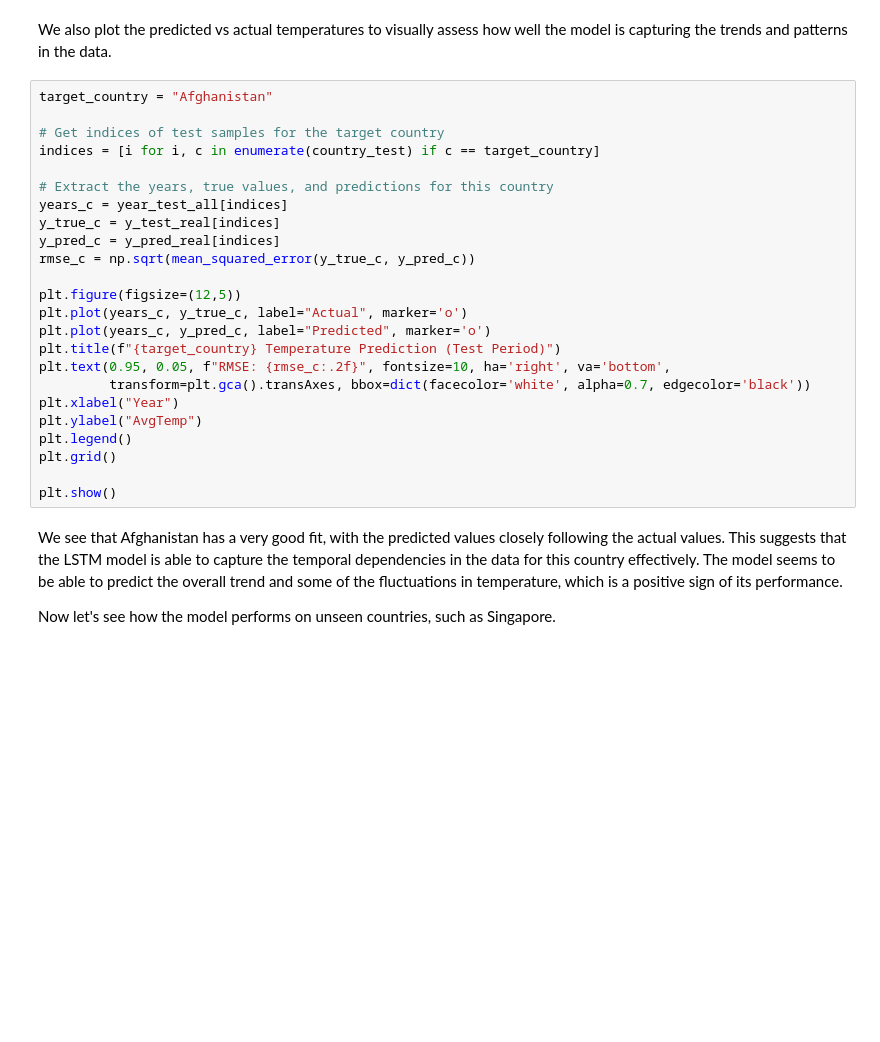
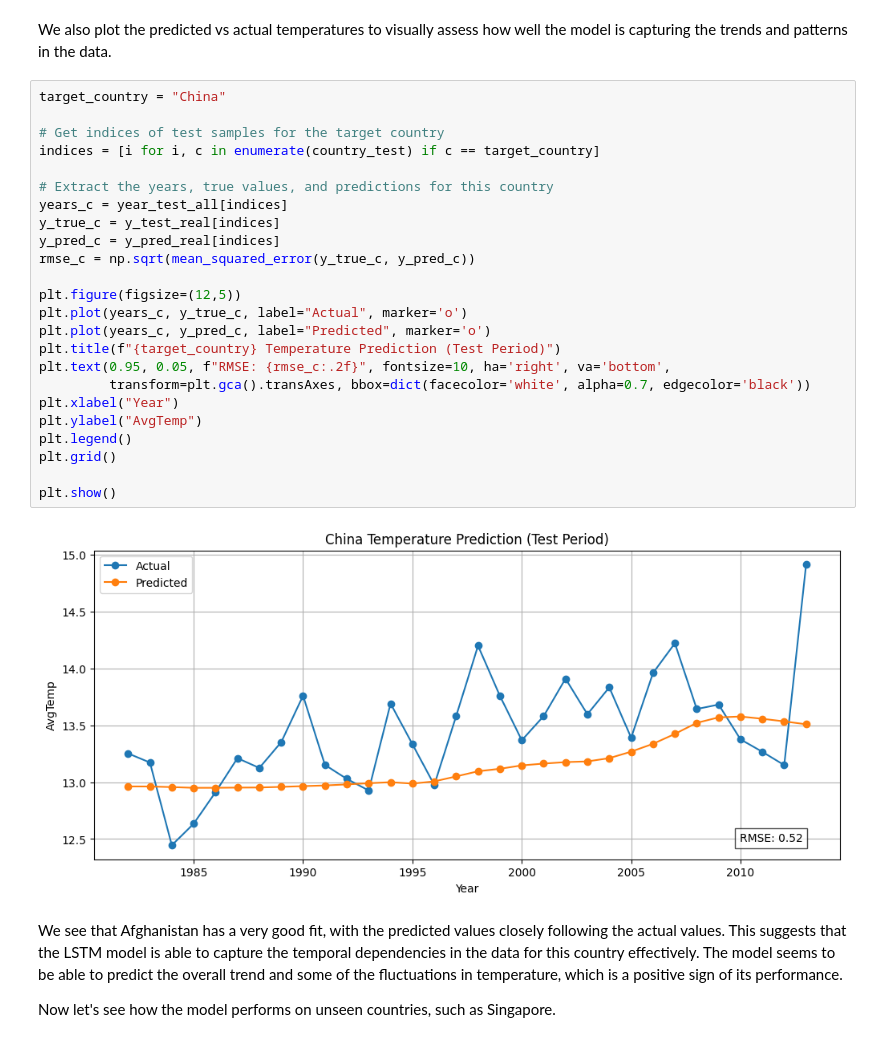
Before and after one commit to tempestormX/sc3021, a Jupyter notebook: SC3021_FDAG_T13.ipynb, the cells around one changed output. Saved outputs shown, nothing was run; the diff lists cells and outputs as text; blank space fills up the shorter version.

```diff
--- a/SC3021_FDAG_T13.ipynb
+++ b/SC3021_FDAG_T13.ipynb
@@ -5182,29 +5261,31 @@ We can see that the LSTM model performs better than the Random Forest model, wit
 # %% [markdown]
 We also plot the predicted vs actual temperatures to visually assess how well the model is capturing the trends and patterns in the data.
 # %%
-target_country = "Afghanistan"
+target_country = "China"
 
 # Get indices of test samples for the target country
 indices = [i for i, c in enumerate(country_test) if c == target_country]
 
 # Extract the years, true values, and predictions for this country
 years_c = year_test_all[indices]
 y_true_c = y_test_real[indices]
 y_pred_c = y_pred_real[indices]
 rmse_c = np.sqrt(mean_squared_error(y_true_c, y_pred_c))
 
 plt.figure(figsize=(12,5))
 plt.plot(years_c, y_true_c, label="Actual", marker='o')
 plt.plot(years_c, y_pred_c, label="Predicted", marker='o')
 plt.title(f"{target_country} Temperature Prediction (Test Period)")
 plt.text(0.95, 0.05, f"RMSE: {rmse_c:.2f}", fontsize=10, ha='right', va='bottom',
          transform=plt.gca().transAxes, bbox=dict(facecolor='white', alpha=0.7, edgecolor='black'))
 plt.xlabel("Year")
 plt.ylabel("AvgTemp")
 plt.legend()
 plt.grid()
 
 plt.show()
+# %% [output]
+[figure, added]
 # %% [markdown]
 We see that Afghanistan has a very good fit, with the predicted values closely following the actual values. This suggests that the LSTM model is able to capture the temporal dependencies in the data for this country effectively. The model seems to be able to predict the overall trend and some of the fluctuations in temperature, which is a positive sign of its performance.
 
```
Also changed, not shown: parts of 44 cells of this notebook, 1 other file.
